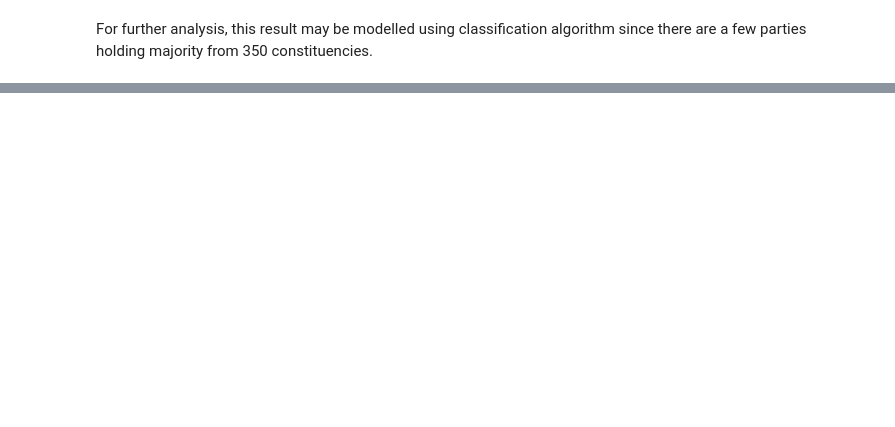
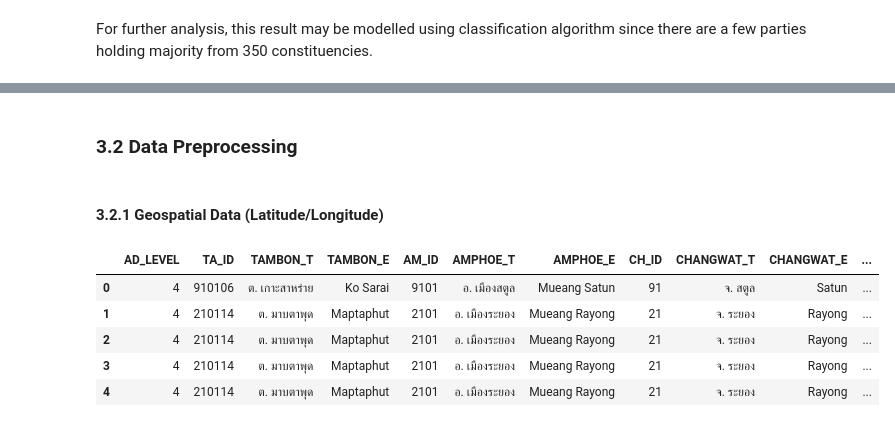
Before and after one commit to pornvutp/Coursera_Capstone, a Jupyter notebook: Capstone Project - Week 5.ipynb, the cells around one changed output, grey strips where cells are left out. Saved outputs shown, nothing was run; the diff lists cells and outputs as text; code cells hidden in the pictures; blank space fills up the shorter version.

```diff
--- a/Capstone Project - Week 5.ipynb
+++ b/Capstone Project - Week 5.ipynb
@@ -70,0 +77,31 @@ For further analysis, this result may be modelled using classification algorithm
+# %%
+from bs4 import BeautifulSoup
+
+import numpy as np # library to handle data in a vectorized manner
+
+import pandas as pd # library for data analsysis
+pd.set_option('display.max_columns', None)
+pd.set_option('display.max_rows', None)
+
+import json # library to handle JSON files
+
+#!conda install -c conda-forge geopy --yes # uncomment this line if you haven't completed the Foursquare API lab
+from geopy.geocoders import Nominatim # convert an address into latitude and longitude values
+
+import requests # library to handle requests
+from pandas.io.json import json_normalize # tranform JSON file into a pandas dataframe
+
+# Matplotlib and associated plotting modules
+import matplotlib.cm as cm
+import matplotlib.colors as colors
+
+# import k-means from clustering stage
+from sklearn.cluster import KMeans
+
+!pip install folium
+#!conda install -c conda-forge folium=0.5.0 --yes
+import folium # map rendering library
+
+import statistics
+
+print('Libraries imported.')
@@ -70,0 +122,16 @@ For further analysis, this result may be modelled using classification algorithm
+# %% [markdown]
+### 3.2 Data Preprocessing
+# %% [markdown]
+#### 3.2.1 Geospatial Data (Latitude/Longitude)
+# %%
+# Import XLSX data and convert into dataframe format
+
+df_coord = pd.read_excel('https://github.com/pornvutp/Coursera_Capstone/blob/master/area_coord.xlsx?raw=true')
+df_coord.head()
+# %% [output]
+|  | AD_LEVEL | TA_ID | TAMBON_T | TAMBON_E | AM_ID | AMPHOE_T | AMPHOE_E | CH_ID | CHANGWAT_T | CHANGWAT_E | ... |
+| 0 | 4 | 910106 | ต. เกาะสาหร่าย | Ko Sarai | 9101 | อ. เมืองสตูล | Mueang Satun | 91 | จ. สตูล | Satun | ... |
+| 1 | 4 | 210114 | ต. มาบตาพุด | Maptaphut | 2101 | อ. เมืองระยอง | Mueang Rayong | 21 | จ. ระยอง | Rayong | ... |
+| 2 | 4 | 210114 | ต. มาบตาพุด | Maptaphut | 2101 | อ. เมืองระยอง | Mueang Rayong | 21 | จ. ระยอง | Rayong | ... |
+| 3 | 4 | 210114 | ต. มาบตาพุด | Maptaphut | 2101 | อ. เมืองระยอง | Mueang Rayong | 21 | จ. ระยอง | Rayong | ... |
+| 4 | 4 | 210114 | ต. มาบตาพุด | Maptaphut | 2101 | อ. เมืองระยอง | Mueang Rayong | 21 | จ. ระยอง | Rayong | ... |
```
Also changed, not shown: parts of 34 cells of this notebook.
